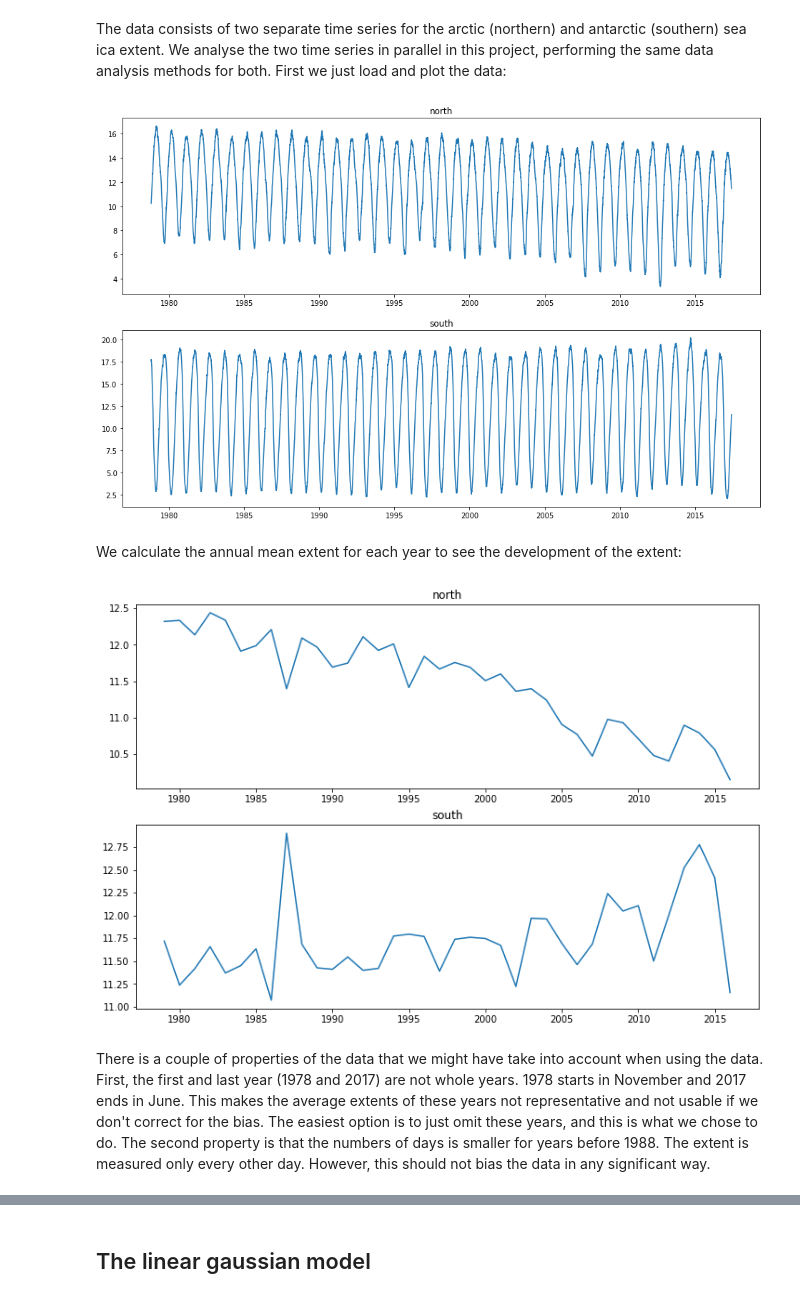
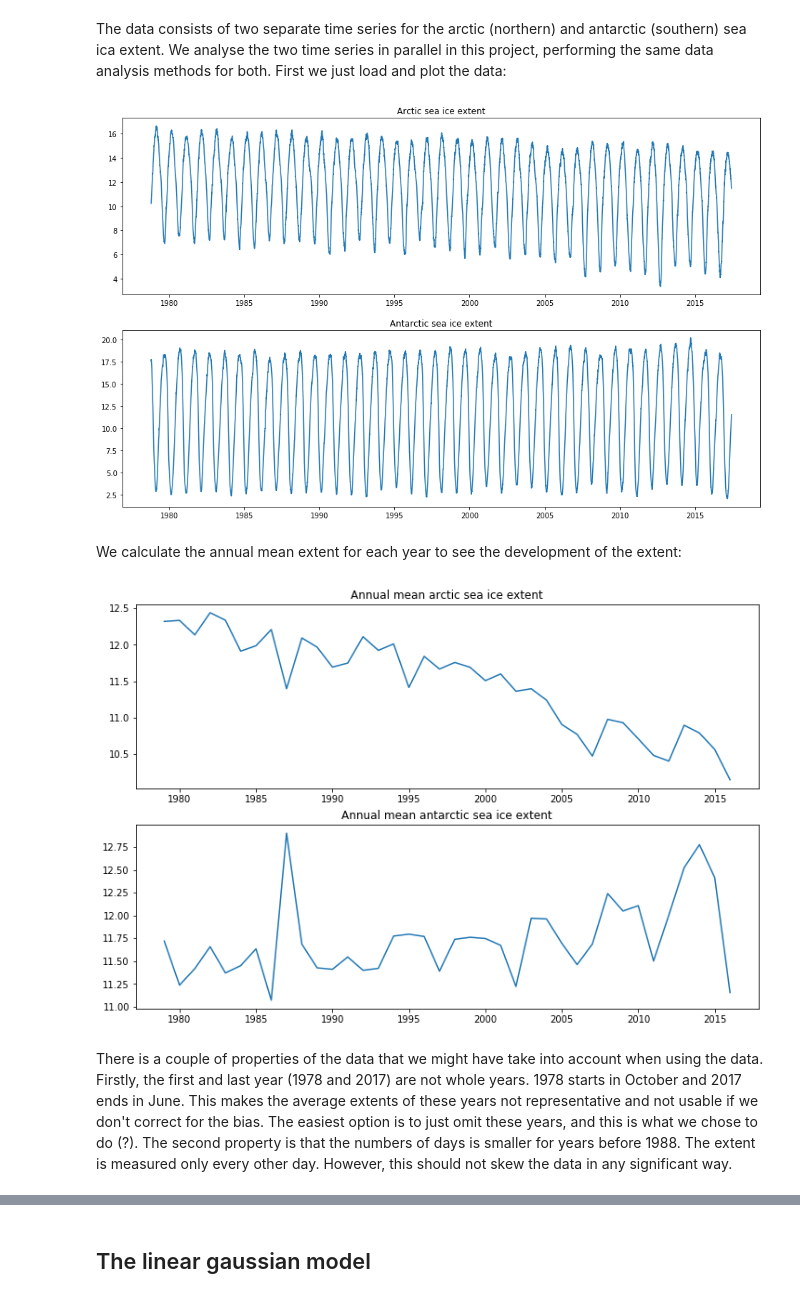
Before and after one commit to AnssiMoisio/bda-project, a Jupyter notebook: Project.ipynb, the cells around one changed output, grey strips where cells are left out. Drawn from its saved outputs; the diff is of its cells as text; code cells hidden in the pictures.

```diff
--- a/Project.ipynb
+++ b/Project.ipynb
@@ -44,13 +44,13 @@ dates = sorted(dates)
 plt.figure(1, figsize=(16, 10))
 plt.subplot(2, 1, 1)
 plt.plot(dates, extent_north)
-plt.title('north')
+plt.title('Arctic sea ice extent')
 plt.subplot(2, 1, 2)
-plt.title('south')
+plt.title('Antarctic sea ice extent')
 plt.plot(dates, extent_south)
 plt.show()
 # %% [output]
-[figure, old version]
+[figure, new version]
 # %% [markdown]
 We calculate the annual mean extent for each year to see the development of the extent:
 # %%
@@ -62,35 +62,35 @@ current_year = 1978
 i = 0
 for year_index in range(40): # 1978 - 2017 = 40 years
     extent_sum_north = 0
     extent_sum_south = 0
     daycount = 0
     while(True):
         if(current_year == data[i, 0]):
             extent_sum_north += extent_north[i]
             extent_sum_south += extent_south[i]
             daycount += 1
             i += 1
         else:
             annual_means_north[year_index] = extent_sum_north / daycount
             annual_means_south[year_index] = extent_sum_south / daycount
             daycounts[year_index] = daycount
             current_year += 1
             break
 
 # plot the average
 plt.figure(2, figsize=(12, 8))
 plt.subplot(2, 1, 1)
 # omit first and last year because they are not whole
 x = np.arange(1979, 2017)
 y_north = np.array(annual_means_north[1:-1])
 plt.plot(x, y_north)
-plt.title('north')
+plt.title('Annual mean arctic sea ice extent')
 plt.subplot(2, 1, 2)
-plt.title('south')
+plt.title('Annual mean antarctic sea ice extent')
 y_south = annual_means_south[1:-1]
 plt.plot(x, y_south)
 plt.show()
 # %% [output]
-[figure, old version]
+[figure, new version]
 # %% [markdown]
-There is a couple of properties of the data that we might have take into account when using the data. First, the first and last year (1978 and 2017) are not whole years. 1978 starts in November and 2017 ends in June. This makes the average extents of these years not representative and not usable if we don't correct for the bias. The easiest option is to just omit these years, and this is what we chose to do. The second property is that the numbers of days is smaller for years before 1988. The extent is measured only every other day. However, this should not bias the data in any significant way.
+There is a couple of properties of the data that we might have take into account when using the data. Firstly, the first and last year (1978 and 2017) are not whole years. 1978 starts in October and 2017 ends in June. This makes the average extents of these years not representative and not usable if we don't correct for the bias. The easiest option is to just omit these years, and this is what we chose to do (?). The second property is that the numbers of days is smaller for years before 1988. The extent is measured only every other day. However, this should not skew the data in any significant way.
```
Also changed, not shown: parts of 17 cells of this notebook.
